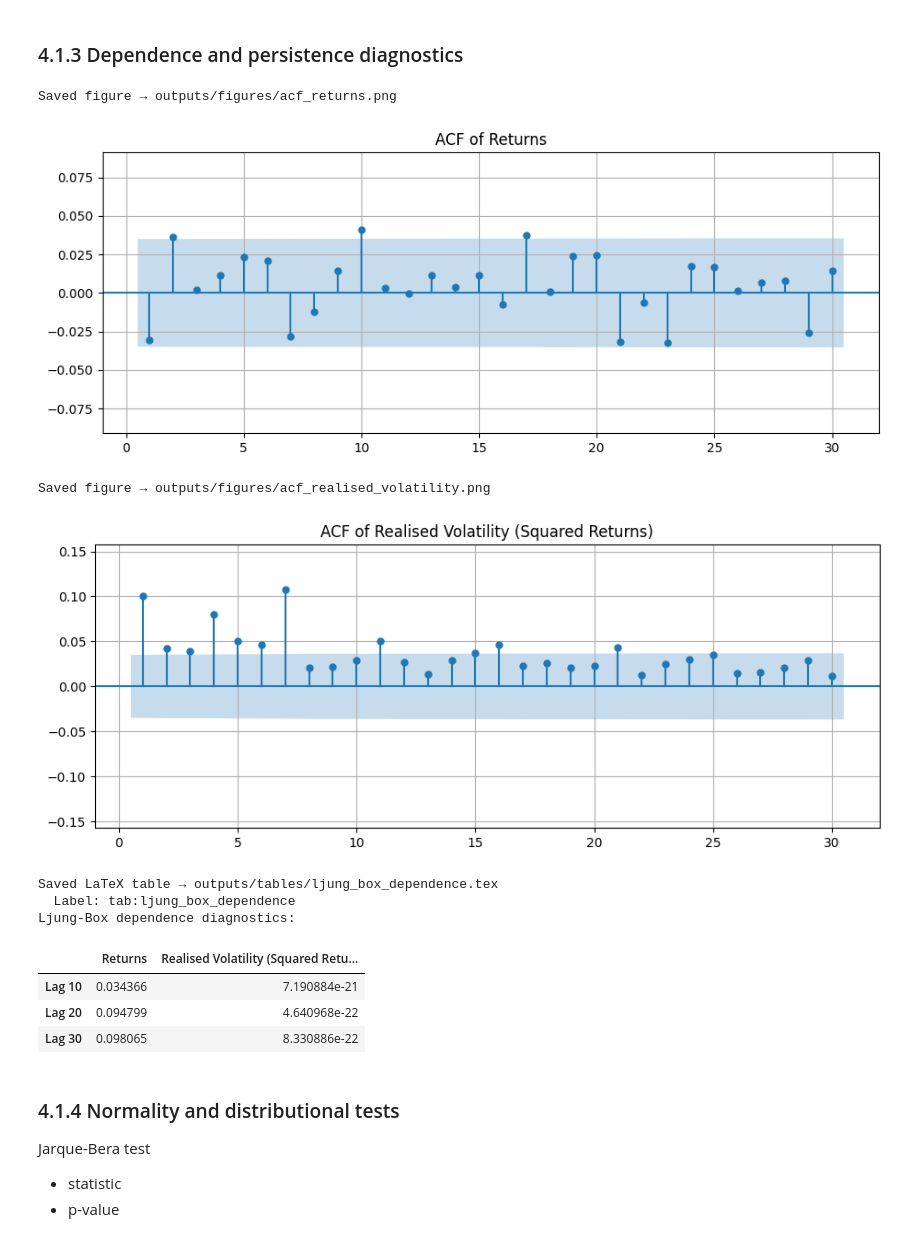
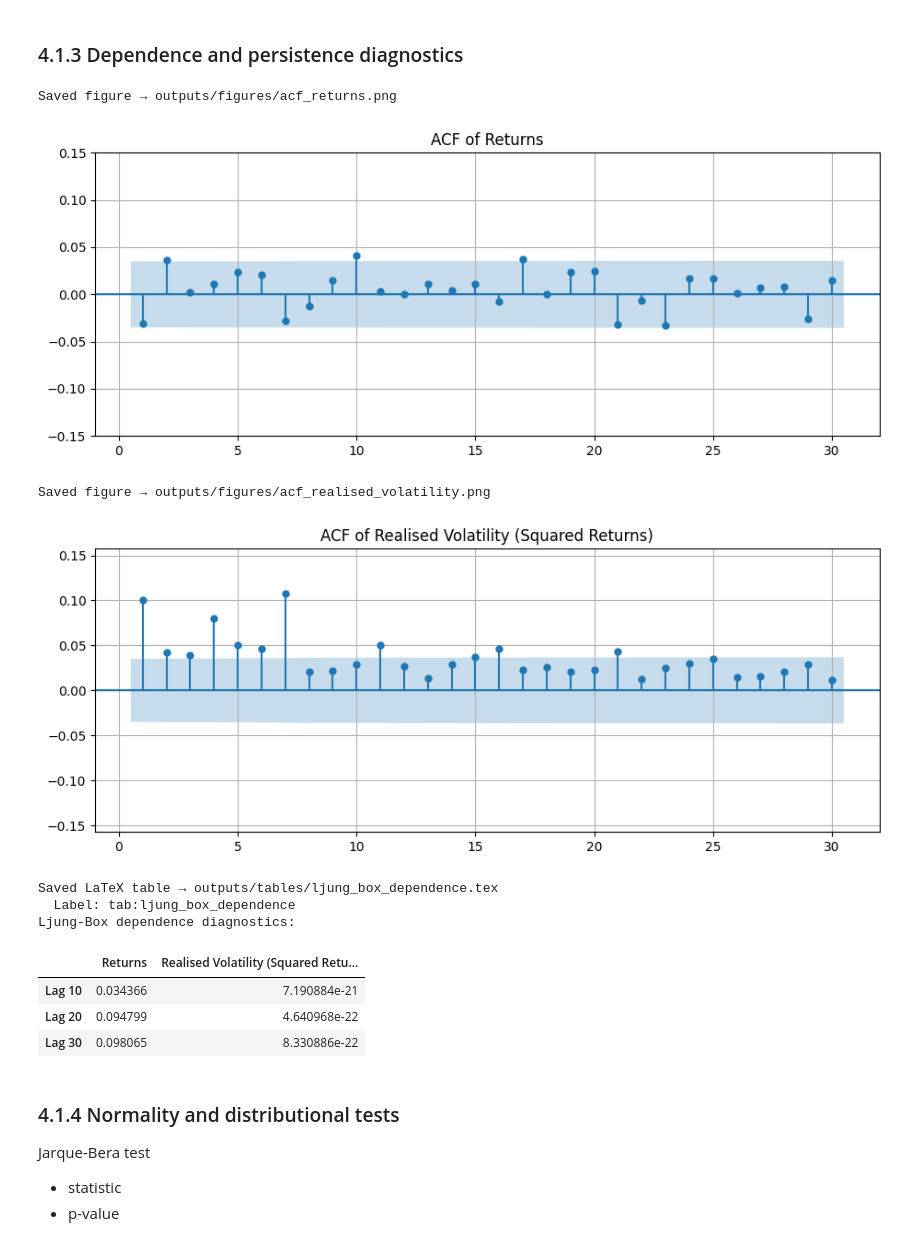
Before and after one commit to eokinyo/Thesis_Work, a Jupyter notebook: scripts/Chapter4_Empirical_Analysis.ipynb, the cells around one changed output. Drawn from its saved outputs; the diff is of its cells as text; code cells hidden in the pictures.

```diff
--- a/scripts/Chapter4_Empirical_Analysis.ipynb
+++ b/scripts/Chapter4_Empirical_Analysis.ipynb
@@ -733,12 +558,13 @@ def dynamic_acf_plot(series, filename, title):
 
     acf_vals = acf(series, nlags=ACF_LAGS, fft=True)
     max_acf = np.max(np.abs(acf_vals[1:])) if len(acf_vals) > 1 else 0
-    bound = max_acf + MARGIN
+    bound = max(max_acf + MARGIN, 0.15)
 
     fig, ax = plt.subplots()
     plot_acf(series, lags=ACF_LAGS, zero=False, ax=ax)
 
     ax.set_ylim(-bound, bound)
+    ax.axhline(0, linewidth=1)
     ax.set_title(title)
 
     save_figure_png(filename)
@@ -750,7 +576,7 @@ def dynamic_acf_plot(series, filename, title):
 # ACF of Returns
 # -------------------------
 dynamic_acf_plot(
-    df["log_return"],
+    df_transformed["log_return"],
     "acf_returns.png",
     "ACF of Returns"
 )
@@ -759,7 +585,7 @@ dynamic_acf_plot(
 # ACF of Realised Volatility
 # -------------------------
 dynamic_acf_plot(
-    df["RV"],
+    df_transformed["RV"],
     "acf_realised_volatility.png",
     "ACF of Realised Volatility (Squared Returns)"
 )
@@ -768,37 +594,37 @@ dynamic_acf_plot(
 # Ljung-Box Tests
 # -------------------------
 lb_returns = acorr_ljungbox(
-    df["log_return"].dropna(),
+    df_transformed["log_return"].dropna(),
     lags=[10, 20, 30],
     return_df=True
 )
 
 lb_rv = acorr_ljungbox(
-    df["RV"].dropna(),
+    df_transformed["RV"].dropna(),
     lags=[10, 20, 30],
     return_df=True
 )
 
 lb_table = pd.concat({
     "Returns": lb_returns["lb_pvalue"],
     "Realised Volatility (Squared Returns)": lb_rv["lb_pvalue"]
 }, axis=1)
 
 # Make lag labels cleaner
 lb_table.index = [f"Lag {i}" for i in lb_table.index]
 
 save_table_latex(
     lb_table,
     "ljung_box_dependence.tex",
     caption="Ljung–Box test p-values for dependence diagnostics of returns and realised volatility proxied by squared returns.",
     label="tab:ljung_box_dependence"
 )
 
 print("Ljung-Box dependence diagnostics:")
 display(lb_table)
 # %% [output]
 Saved figure → outputs/figures/acf_returns.png
-[figure, old version]
+[figure, new version]
 Saved figure → outputs/figures/acf_realised_volatility.png
 [figure]
 Saved LaTeX table → outputs/tables/ljung_box_dependence.tex
```
Also changed, not shown: parts of 29 cells of this notebook, 30 other files.
